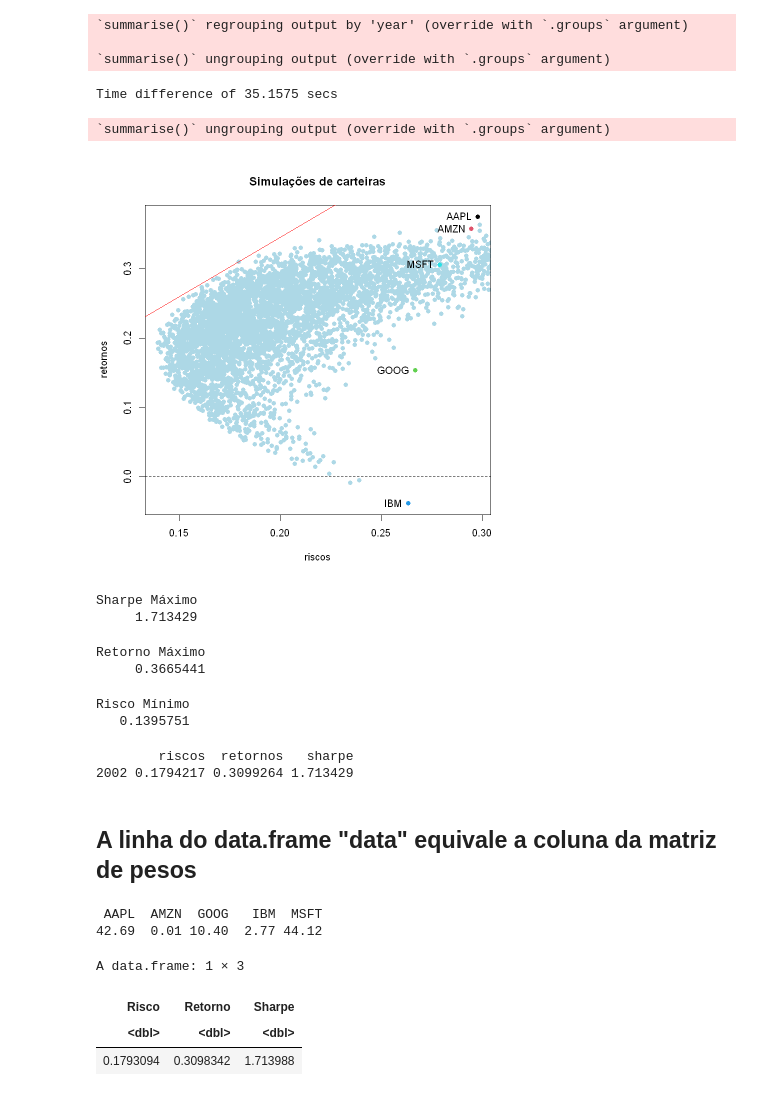
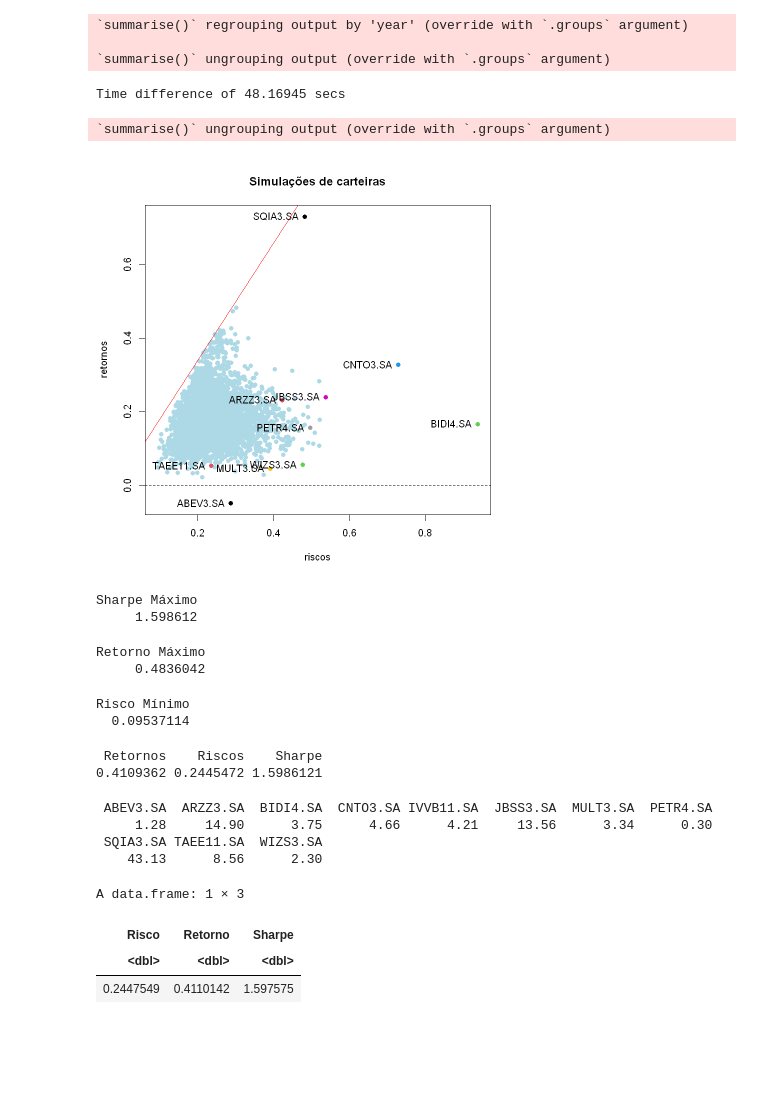
Before and after one commit to GabrielMarquezMatte/Meus-Arquivos, a Jupyter notebook: Ações e opções/Markowitz sem short.ipynb, the cells around one changed output. Cells and saved outputs as stored; diff of their text form; code cells hidden in the pictures; blank space fills up the shorter version.

```diff
--- a/Ações e opções/Markowitz sem short.ipynb
+++ b/Ações e opções/Markowitz sem short.ipynb
@@ -33,7 +33,10 @@ suppressPackageStartupMessages({
 })
 # %%
 #Estipule os parâmetros para calcular os desvios-padrão e os retornos médios (diários e anuais)
-acoes <- c("MSFT", "AAPL","AMZN","GOOG","IBM")
+acoes <- c("SQIA3.SA","BIDI4.SA","CNTO3.SA",
+           "TAEE11.SA","PETR4.SA","WIZS3.SA",
+           "ABEV3.SA","ARZZ3.SA", "MULT3.SA",
+           "JBSS3.SA", "IVVB11.SA")
 retornos_d <- tq_get(acoes, from = Sys.Date()-365*4) %>%
   group_by(symbol) %>%
   tq_transmute(select = close, mutate_fun= periodReturn, period = "daily")
@@ -70,4 +73,4 @@ retornos <- apply(pesos, 2, portfolio_return, returns = retornos_a[,2:ncol(retor
 end <- Sys.time()
 end-start
 # %% [output]
-Time difference of 35.1575 secs
+Time difference of 48.16945 secs
@@ -78,3 +77,11 @@ data <- data.frame(riscos = riscos, retornos = retornos, sharpe = (retornos-tx_l
+# %%
+#Sharpe
+tx_livre_risco <- 0.02
+data <- matrix(0, nrow = 3, ncol = n_sim)
+data[1,] <- retornos
+data[2,] <- riscos
+data[3,] <- (retornos-tx_livre_risco)/riscos
+rownames(data) <- c("Retornos", "Riscos","Sharpe")
 # %%
 #Retorno médio das ações
 retorno_med <- retornos_a %>%
@@ -88,48 +95,49 @@ retorno_med <- retornos_a %>%
 # %%
 plot(riscos, retornos, pch = 16, col = "lightblue",xlim = c(min(riscos), max(sd_d*sqrt(252))),
     ylim = c(min(retorno_med), max(retorno_med)), main = "Simulações de carteiras")
 points(x = sd_d*sqrt(252), y = retorno_med, col = 1:ncol(retorno_med), pch = 16)
 text(x = sd_d*sqrt(252), y = retorno_med, labels = colnames(retorno_med), pos = 2)
-abline(a = tx_livre_risco, b = max(data$sharpe), col = "red")
+abline(a = tx_livre_risco, b = max(data[3,]), col = "red")
 abline(h = 0,v = 0, lty = 2)
 # %% [output]
-[figure, old version]
+[figure, new version]
 # %%
-sharpe <- max(data$sharpe)
+sharpe <- max(data[3,])
 names(sharpe) <- "Sharpe Máximo"
-Ret_max <- max(data$retornos)
+Ret_max <- max(data[1,])
 names(Ret_max) <- "Retorno Máximo"
-sd_min <- min(data$riscos)
+sd_min <- min(data[2,])
 names(sd_min) <- "Risco Mínimo"
 sharpe
 Ret_max
 sd_min
 # %% [output]
 Sharpe Máximo
-     1.713429
+     1.598612
 Retorno Máximo
-     0.3665441
+     0.4836042
 Risco Mínimo
-   0.1395751
+  0.09537114
 # %%
 #Somente ver a linha que tem o maior sharpe
-positivo <- data$sharpe == sharpe
-show(data[positivo,])
+positivo <- data[3,] == sharpe
+show(data[,positivo])
 # %% [output]
-        riscos  retornos   sharpe
-2002 0.1794217 0.3099264 1.713429
+ Retornos    Riscos    Sharpe
+0.4109362 0.2445472 1.5986121
-# %% [markdown]
-## A linha do data.frame "data" equivale a coluna da matriz de pesos
 # %%
-pesos_efi <- round(pesos[,2002]*100,2)
+#Pesos em % da melhor carteira
+pesos_efi <- round(pesos[,positivo]*100,2)
 names(pesos_efi) <- sort(acoes)
 print(pesos_efi)
 # %% [output]
- AAPL  AMZN  GOOG   IBM  MSFT
-42.69  0.01 10.40  2.77 44.12
+ ABEV3.SA  ARZZ3.SA  BIDI4.SA  CNTO3.SA IVVB11.SA  JBSS3.SA  MULT3.SA  PETR4.SA
+     1.28     14.90      3.75      4.66      4.21     13.56      3.34      0.30
+ SQIA3.SA TAEE11.SA  WIZS3.SA
+    43.13      8.56      2.30
 # %%
 #Carteira eficiente com arredondamento de 3 casas decimais
-pesos_ef <- round(pesos[,2002],3)
+pesos_ef <- round(pesos[,positivo],3)
 risco_ef <- portfolio_sd_t(sd = sd_d, cov = cov, weight = pesos_ef)*sqrt(252)
 ret_ef <- portfolio_return(returns = retornos_a[,2:ncol(retornos_a)], weight = pesos_ef)
 cart_ef <- data.frame(Risco = risco_ef, Retorno = ret_ef, Sharpe = (ret_ef-tx_livre_risco)/risco_ef)
@@ -138,4 +146,4 @@ cart_ef
 A data.frame: 1 × 3
 | Risco | Retorno | Sharpe |
 | <dbl> | <dbl> | <dbl> |
-| 0.1793094 | 0.3098342 | 1.713988 |
+| 0.2447549 | 0.4110142 | 1.597575 |
```
Also changed, not shown: parts of 1 cell of this notebook, 4 other files.
